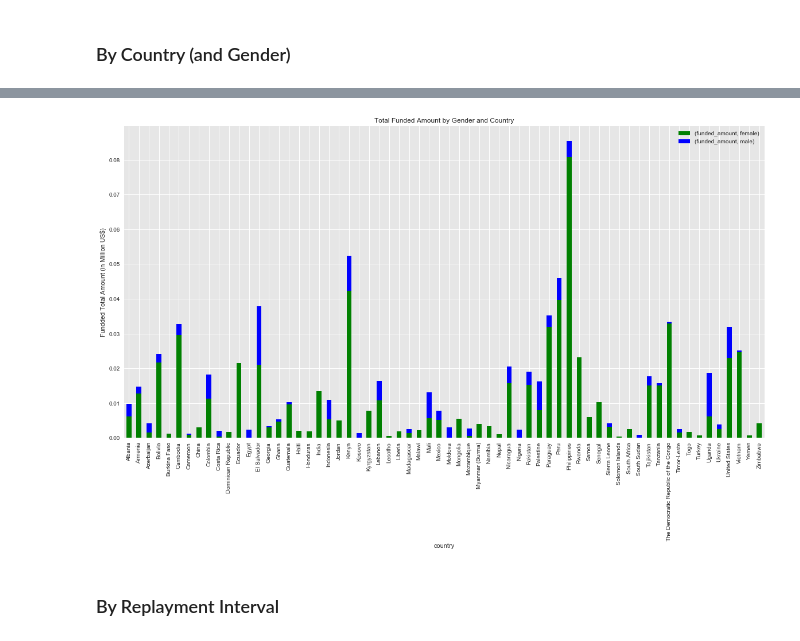
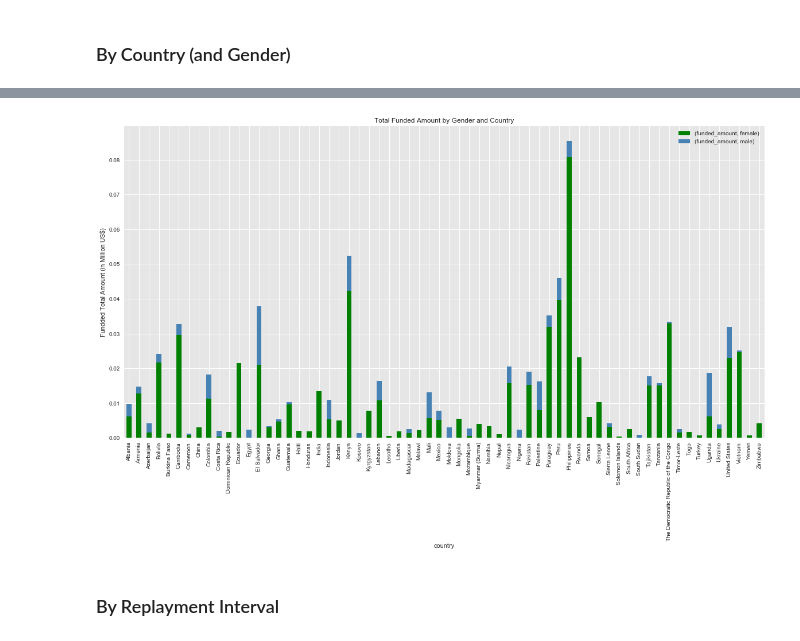
Before and after one commit to feng443/RUDS-Proj1-Kiva-Crowd-Funding-Visualization, a Jupyter notebook: KivaDataVisualization.ipynb, the cells around one changed output, grey strips where cells are left out. Saved outputs shown, nothing was run; the diff lists cells and outputs as text; code cells hidden in the pictures.

Commit message:
Unified colors

```diff
--- a/KivaDataVisualization.ipynb
+++ b/KivaDataVisualization.ipynb
@@ -104,20 +79,20 @@ plot_country_by_loan_amount(loan_data)
 # %%
 figure, ax = plt.subplots(figsize=(20,10))
 (loan_data.groupby(
        ['country', 'gender']
     )[['funded_amount']].sum() / (1000 * 1000 )).reset_index().pivot(
     index='country', columns='gender'
 ).plot.bar(
     stacked=True,
-    color=['green', 'blue'],
+    color=['green', 'steelblue'],
     ax=ax
 )
 ax.legend(title='')
 plt.ylabel('Fundded Total Amount (in Million US$)')
 plt.title('Total Funded Amount by Gender and Country')
 plt.show()
 # %% [output]
-[figure, old version]
+[figure, new version]
 # %% [markdown]
 ### By Replayment Interval
 # %%
```
Also changed, not shown: parts of 14 cells of this notebook, 3 other files.
